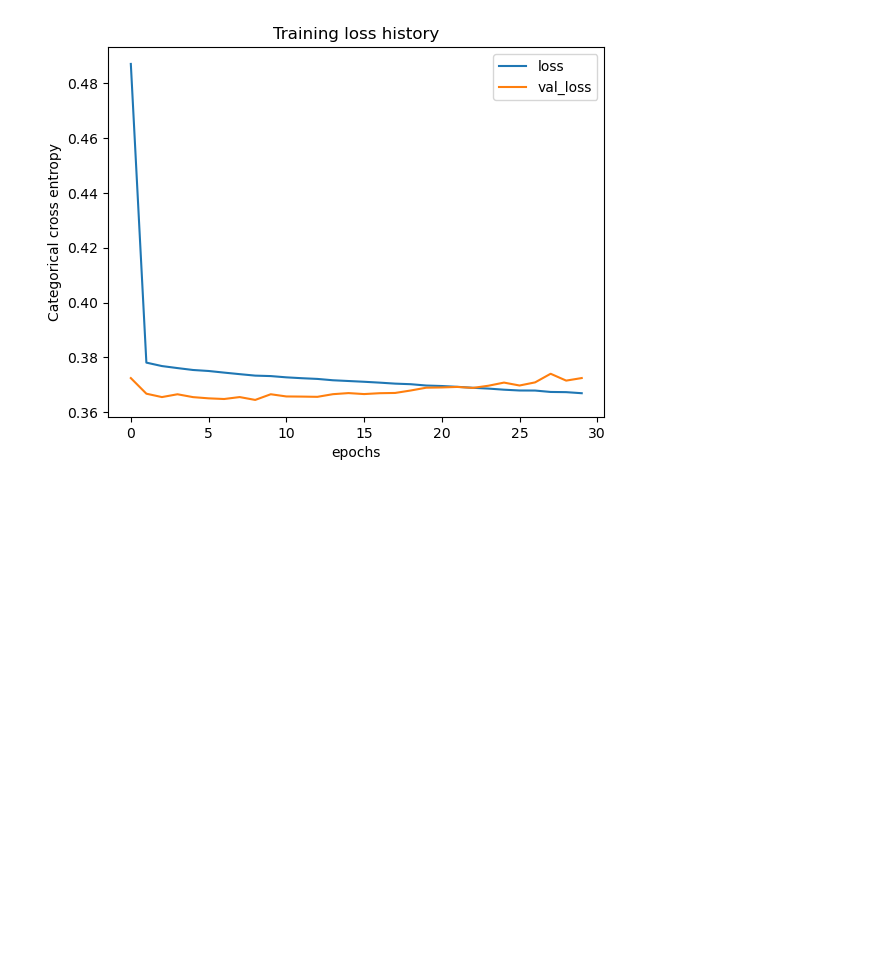
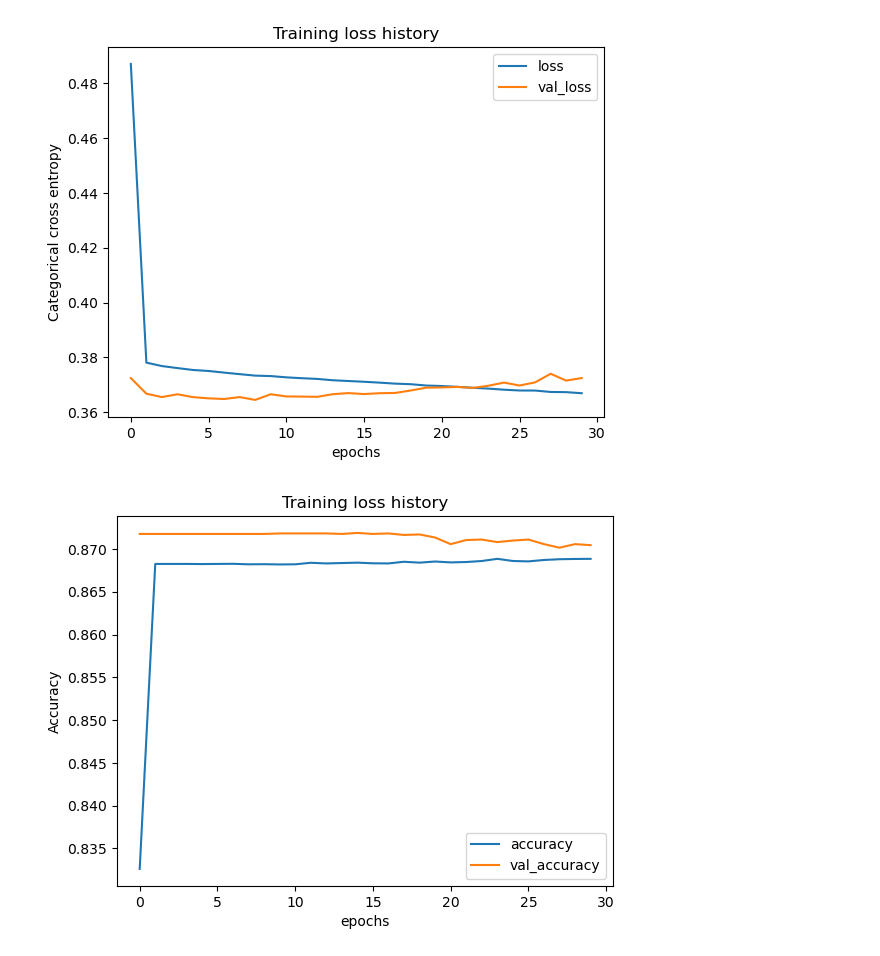
Before and after one commit to YamunaU75/ChicagoCarCrashes_Phase4, a Jupyter notebook: CarCrashesNt1.ipynb, the cells around one changed output. Drawn from its saved outputs; the diff is of its cells as text; code cells hidden in the pictures; blank space fills up the shorter version.

```diff
--- a/CarCrashesNt1.ipynb
+++ b/CarCrashesNt1.ipynb
@@ -924,7 +924,9 @@ plt.show()
 [figure]
 # %%
 col_list = ['accuracy', 'val_accuracy']
-train_mnist_history[col_list].plot()
+train_crash_history[col_list].plot()
 plt.ylabel('Accuracy')
 plt.title('Training loss history')
 plt.show()
+# %% [output]
+[figure, added]
```
Also changed, not shown: 1 other file.
